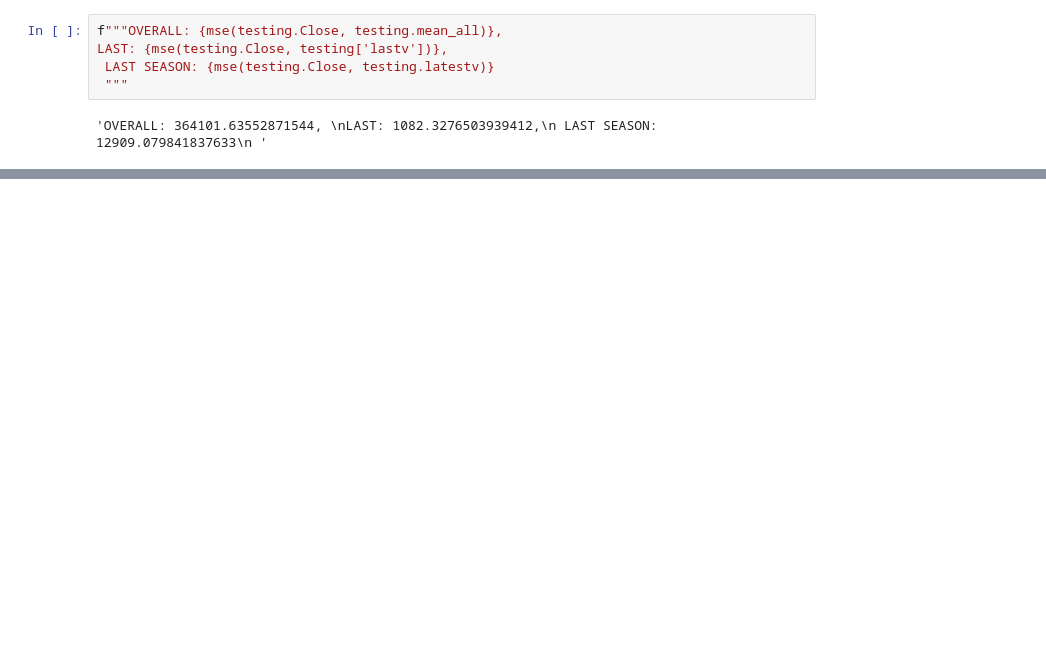
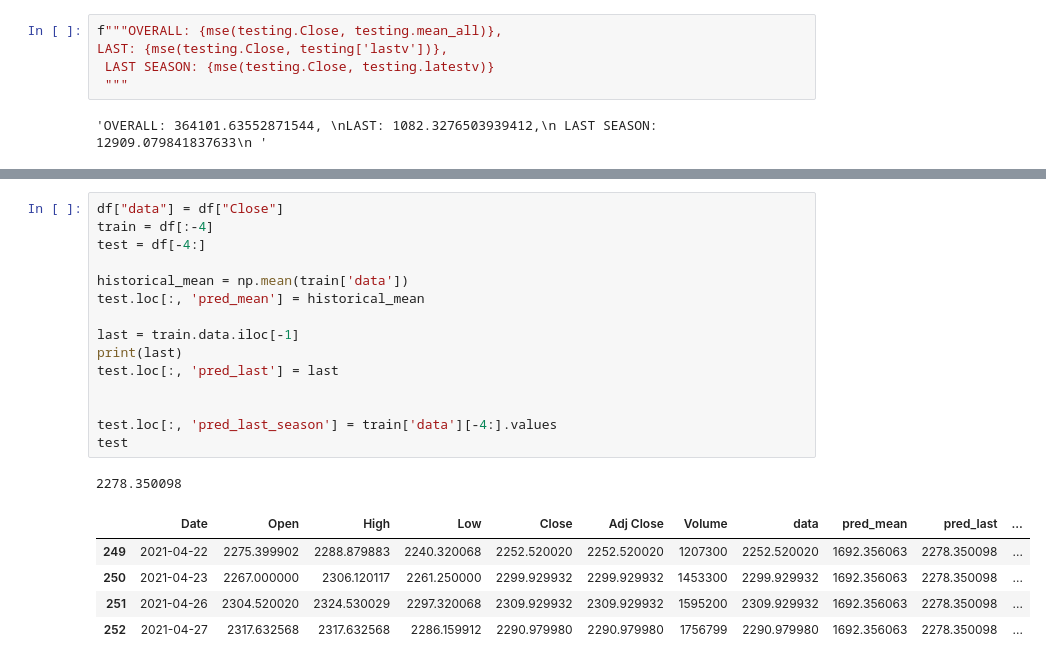
Before and after one commit to Mkranj/ts_forc_python, a Jupyter notebook: CH03/CH03_excercises.ipynb, the cells around one changed output, grey strips where cells are left out. Saved outputs shown, nothing was run; the diff lists cells and outputs as text; blank space fills up the shorter version.

```diff
--- a/CH03/CH03_excercises.ipynb
+++ b/CH03/CH03_excercises.ipynb
@@ -248,0 +283,22 @@ LAST: {mse(testing.Close, testing['lastv'])},
+# %%
+df["data"] = df["Close"]
+train = df[:-4]
+test = df[-4:]
+
+historical_mean = np.mean(train['data'])
+test.loc[:, 'pred_mean'] = historical_mean
+
+last = train.data.iloc[-1]
+print(last)
+test.loc[:, 'pred_last'] = last
+
+
+test.loc[:, 'pred_last_season'] = train['data'][-4:].values
+test
+# %% [output]
+2278.350098
+|  | Date | Open | High | Low | Close | Adj Close | Volume | data | pred_mean | pred_last | ... |
+| 249 | 2021-04-22 | 2275.399902 | 2288.879883 | 2240.320068 | 2252.520020 | 2252.520020 | 1207300 | 2252.520020 | 1692.356063 | 2278.350098 | ... |
+| 250 | 2021-04-23 | 2267.000000 | 2306.120117 | 2261.250000 | 2299.929932 | 2299.929932 | 1453300 | 2299.929932 | 1692.356063 | 2278.350098 | ... |
+| 251 | 2021-04-26 | 2304.520020 | 2324.530029 | 2297.320068 | 2309.929932 | 2309.929932 | 1595200 | 2309.929932 | 1692.356063 | 2278.350098 | ... |
+| 252 | 2021-04-27 | 2317.632568 | 2317.632568 | 2286.159912 | 2290.979980 | 2290.979980 | 1756799 | 2290.979980 | 1692.356063 | 2278.350098 | ... |
```
Also changed, not shown: parts of 6 cells of this notebook.
